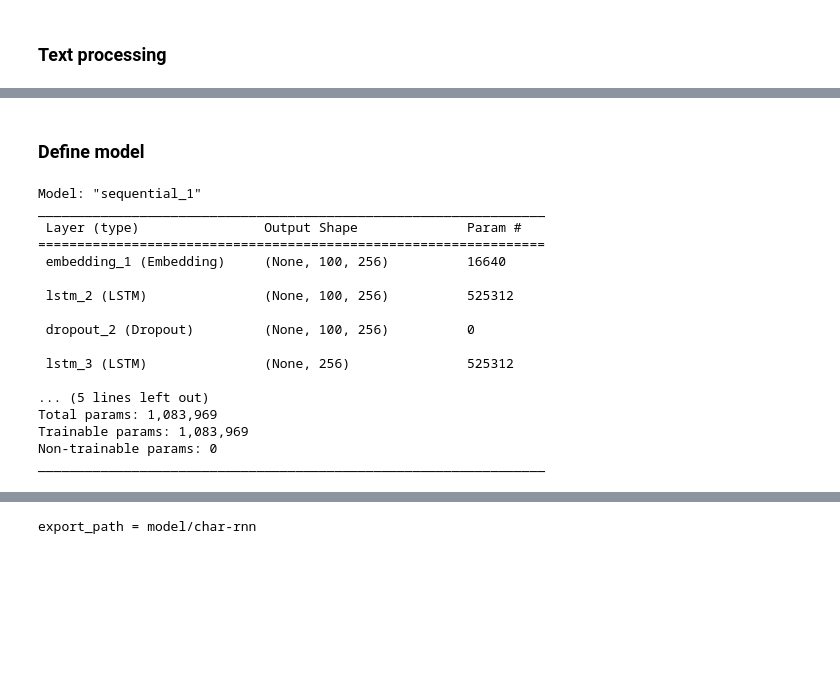
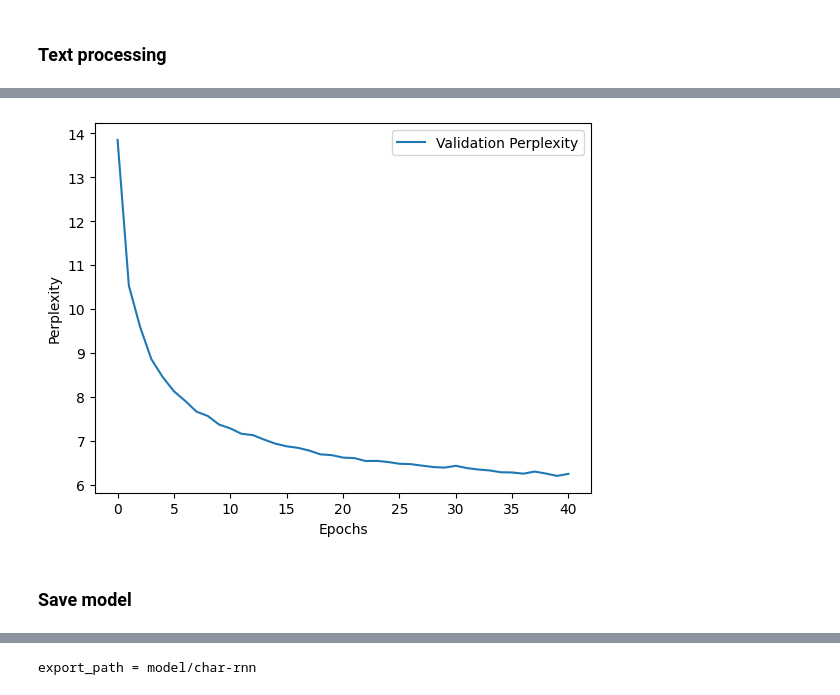
Before and after one commit to ADSAS-Lab/ADL4, a Jupyter notebook: exercise-4-new.ipynb, the cells around one changed output, grey strips where cells are left out. Drawn from its saved outputs; the diff is of its cells as text; code cells hidden in the pictures; blank space fills up the shorter version.

Commit message:
Add files via upload
The model was changed and trained again. Task-2 and 3 are completed.

```diff
--- a/exercise-4-new.ipynb
+++ b/exercise-4-new.ipynb
@@ -104,0 +96,30 @@ X.shape
+# %%
+# Define a callback to compute perplexity
+def on_epoch_end(epoch, logs):
+    if epoch % 10 == 0:
+        perplexity = np.exp(logs['val_loss'])
+        print(f'Epoch {epoch}: perplexity = {perplexity}')
+
+# Use a tf.keras.callbacks.ModelCheckpoint to ensure that checkpoints are saved during training:
+
+# Directory where the checkpoints will be saved
+checkpoint_dir = './training_checkpoints'
+# Name of the checkpoint files
+checkpoint_prefix = os.path.join(checkpoint_dir, "ckpt_{epoch}")
+
+checkpoint_callback = tf.keras.callbacks.ModelCheckpoint(
+    filepath=checkpoint_prefix,
+    save_weights_only=True)
+early_stopping = tf.keras.callbacks.EarlyStopping(
+        monitor='val_accuracy',
+        patience=5,
+        mode='max',
+        verbose=1)
+# %%
+# Step 3: Build the model
+model1 = keras.models.Sequential()
+model1.add(keras.layers.LSTM(128, input_shape=(maxlen, len(chars))))
+model1.add(Dense(y.shape[1], activation='softmax'))
+model1.compile(loss='categorical_crossentropy', optimizer='adam')
+# %%
+history = model1.fit(x, y, batch_size=1024, epochs=41,validation_split=0.2, callbacks=[LambdaCallback(on_epoch_end=on_epoch_end),checkpoint_callback,early_stopping])
@@ -105,33 +144,19 @@ X.shape
+# %%
+#Plot the change in perplexity during training
+import matplotlib.pyplot as plt
+
+loss = history.history['loss']
+val_loss = history.history['val_loss']
+perplexity = np.exp(val_loss)
+epochs = 41
+epochs_range = range(epochs)
+
+plt.plot(epochs_range, perplexity, label='Validation Perplexity')
+plt.xlabel('Epochs')
+plt.ylabel('Perplexity')
+plt.legend()
+plt.show()
+# %% [output]
+[figure, added]
 # %% [markdown]
-### Define model
+### Save model
-# %%
-embedding_dim =256
-max_length =100
-
-model1 = Sequential()
-model1.add(Embedding(n_vocab, embedding_dim, input_length=max_length))
-model1.add(LSTM(256, input_shape=(X.shape[1], embedding_dim),return_sequences=True))
-model1.add(Dropout(0.2))
-model1.add(LSTM(256))
-model1.add(Dropout(0.2))
-model1.add(Dense(y.shape[1], activation='softmax'))
-model1.compile(loss='categorical_crossentropy', optimizer='adam')
-model1.summary()
-# %% [output]
-Model: "sequential_1"
-_________________________________________________________________
- Layer (type)                Output Shape              Param #
-=================================================================
- embedding_1 (Embedding)     (None, 100, 256)          16640
-
- lstm_2 (LSTM)               (None, 100, 256)          525312
-
- dropout_2 (Dropout)         (None, 100, 256)          0
-
- lstm_3 (LSTM)               (None, 256)               525312
-
-... (5 lines left out)
-Total params: 1,083,969
-Trainable params: 1,083,969
-Non-trainable params: 0
-_________________________________________________________________
```
Also changed, not shown: parts of 24 cells of this notebook, 1 other file.
